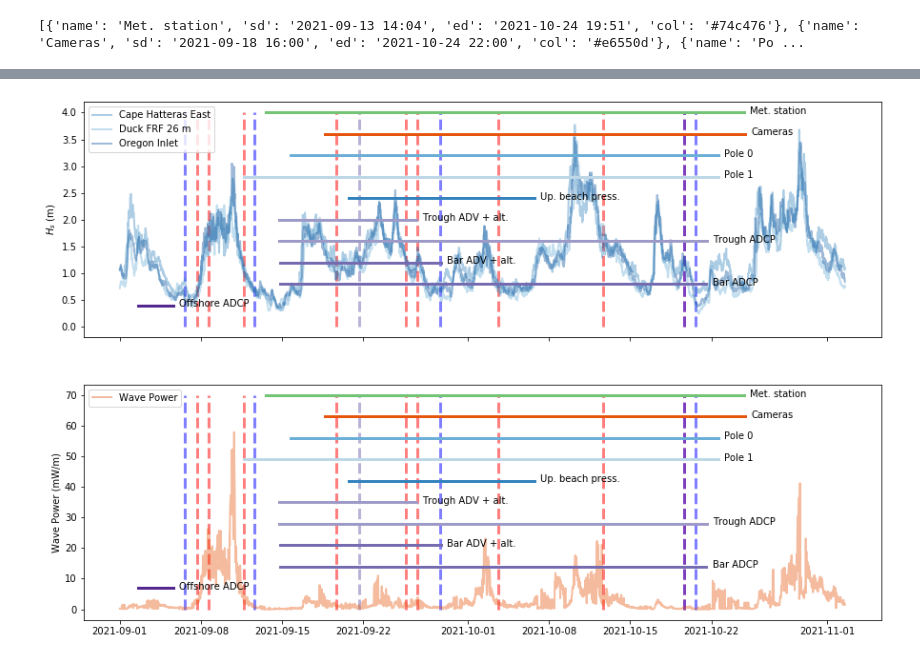
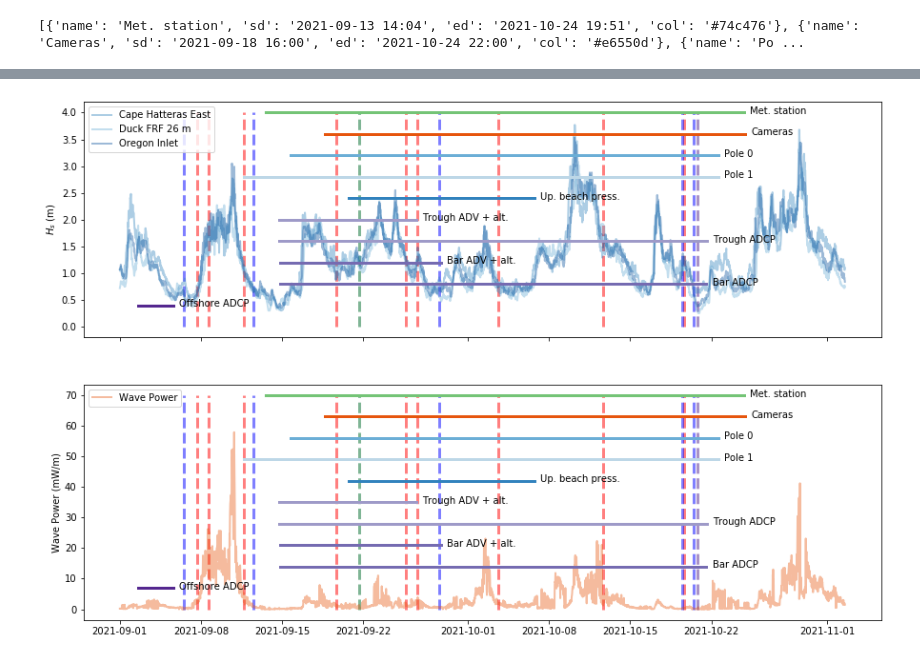
Before and after one commit to csherwood-usgs/DUNEX, a Jupyter notebook: plot_DUNEX_buoy_data.ipynb, the cells around one changed output, grey strips where cells are left out. Drawn from its saved outputs; the diff is of its cells as text; code cells hidden in the pictures.

```diff
--- a/plot_DUNEX_buoy_data.ipynb
+++ b/plot_DUNEX_buoy_data.ipynb
@@ -265,11 +282,14 @@ for date in survey_dates['kite']:
     kdt = datetime.datetime.strptime(date,'%Y-%m-%d')+datetime.timedelta(hours=16)
     pHs.plot([kdt,kdt],[0,4.],'--r',linewidth=3,alpha=.5,zorder=0)
 for date in survey_dates['bathy']:
-    kdt = datetime.datetime.strptime(date,'%Y-%m-%d')+datetime.timedelta(hours=15)
+    kdt = datetime.datetime.strptime(date,'%Y-%m-%d')+datetime.timedelta(hours=12)
     pHs.plot([kdt,kdt],[0,4.],'--b',linewidth=3,alpha=.5,zorder=0)
 for date in survey_dates['aerial']:
     kdt = datetime.datetime.strptime(date,'%Y-%m-%d')+datetime.timedelta(hours=15)
-    pHs.plot([kdt,kdt],[0,4.],'--',c=purples[3],linewidth=3,alpha=.5,zorder=0)
+    pHs.plot([kdt,kdt],[0,4.],'--',c=greens[4],linewidth=3,alpha=.5,zorder=0)
+for date in survey_dates['sidescan']:
+    kdt = datetime.datetime.strptime(date,'%Y-%m-%d')+datetime.timedelta(hours=20)
+    pHs.plot([kdt,kdt],[0,4.],'--',c=purples[4],linewidth=3,alpha=.5,zorder=1)
 
 pHs.plot(t250,Hs250,c=blues[3],linewidth=2,alpha=.4,label='Cape Hatteras East')
 pHs.plot(t430,Hs430,c=blues[2],linewidth=2,alpha=.4,label='Duck FRF 26 m')
@@ -280,33 +300,37 @@ fac = .4
 for i, inst in enumerate(insts):
     j=len(insts)-i
     pHs.plot([inst['sdt'],inst['edt']],[j*fac,j*fac],'-',c=inst['col'],linewidth=3)
     pHs.text(inst['edt']+datetime.timedelta(days=.5),j*fac-fac/14,inst['name'])
 pHs.set_ylabel('Wave Power (mW/m)')
 pHs.legend(loc='upper left')
 pHs.set_ylabel('$H_s$ (m)')
 _ = pHs.legend(loc='upper left')
 
 # Wave power
 for date in survey_dates['kite']:
     kdt = datetime.datetime.strptime(date,'%Y-%m-%d')+datetime.timedelta(hours=16)
     pP.plot([kdt,kdt],[0,70],'--r',linewidth=3,alpha=.5)
 for date in survey_dates['bathy']:
-    kdt = datetime.datetime.strptime(date,'%Y-%m-%d')+datetime.timedelta(hours=15)
+    kdt = datetime.datetime.strptime(date,'%Y-%m-%d')+datetime.timedelta(hours=12)
     pP.plot([kdt,kdt],[0,70],'--b',linewidth=3,alpha=.5)
 for date in survey_dates['aerial']:
     kdt = datetime.datetime.strptime(date,'%Y-%m-%d')+datetime.timedelta(hours=15)
-    pP.plot([kdt,kdt],[0,70],'--',c=purples[3],linewidth=3,alpha=.5,zorder=1)
+    pP.plot([kdt,kdt],[0,70],'--',c=greens[4],linewidth=3,alpha=.5,zorder=1)
+for date in survey_dates['sidescan']:
+    kdt = datetime.datetime.strptime(date,'%Y-%m-%d')+datetime.timedelta(hours=20)
+    pP.plot([kdt,kdt],[0,70],'--',c=purples[4],linewidth=3,alpha=.5,zorder=1)
 pP.plot(t192,P/1e6,c=oranges[3],linewidth=2,label='Wave Power',alpha=.4)
 
 # instrument durations
 fac = 7
 for i, inst in enumerate(insts):
     j=len(insts)-i
     pP.plot([inst['sdt'],inst['edt']],[j*fac,j*fac],'-',c=inst['col'],linewidth=3)
     pP.text(inst['edt']+datetime.timedelta(days=.5),j*fac-fac/14.,inst['name'])
 pP.set_ylabel('Wave Power (mW/m)')
 pP.legend(loc='upper left')
 
 f.savefig('wave_ts_inst_duration.png')
+f.savefig('wave_ts_inst_duration.svg')
 # %% [output]
-[figure, old version]
+[figure, new version]
```
Also changed, not shown: parts of 3 cells of this notebook, 1 other file.
